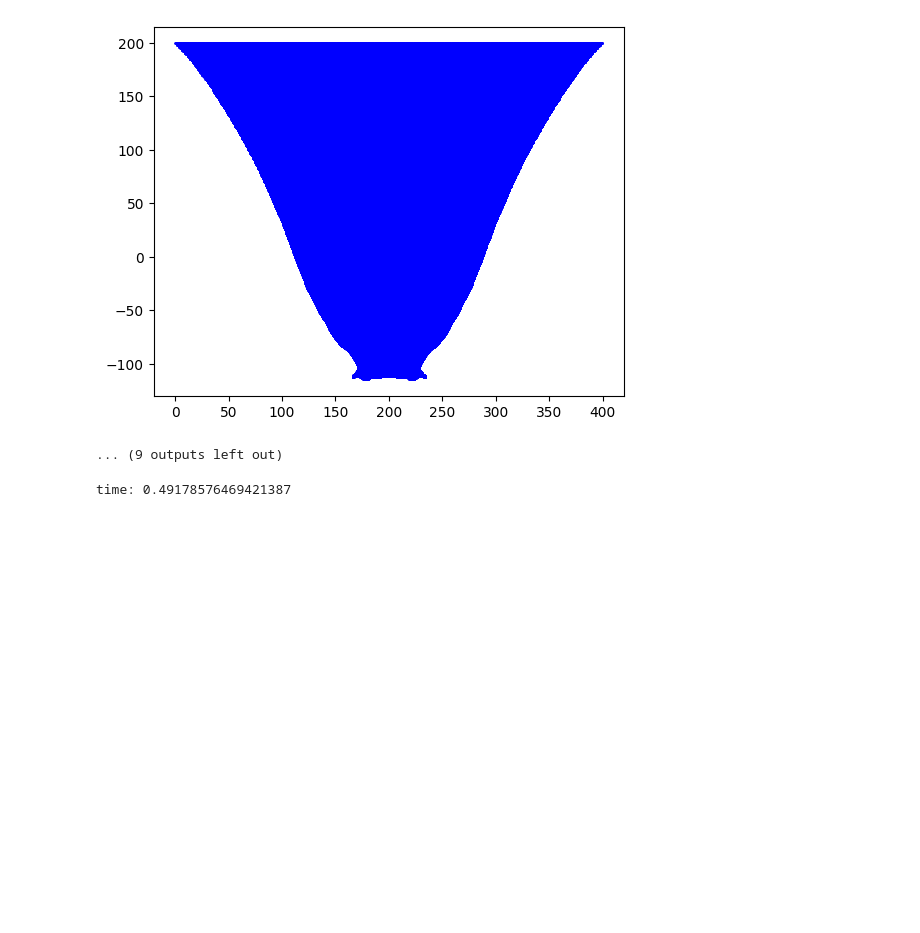
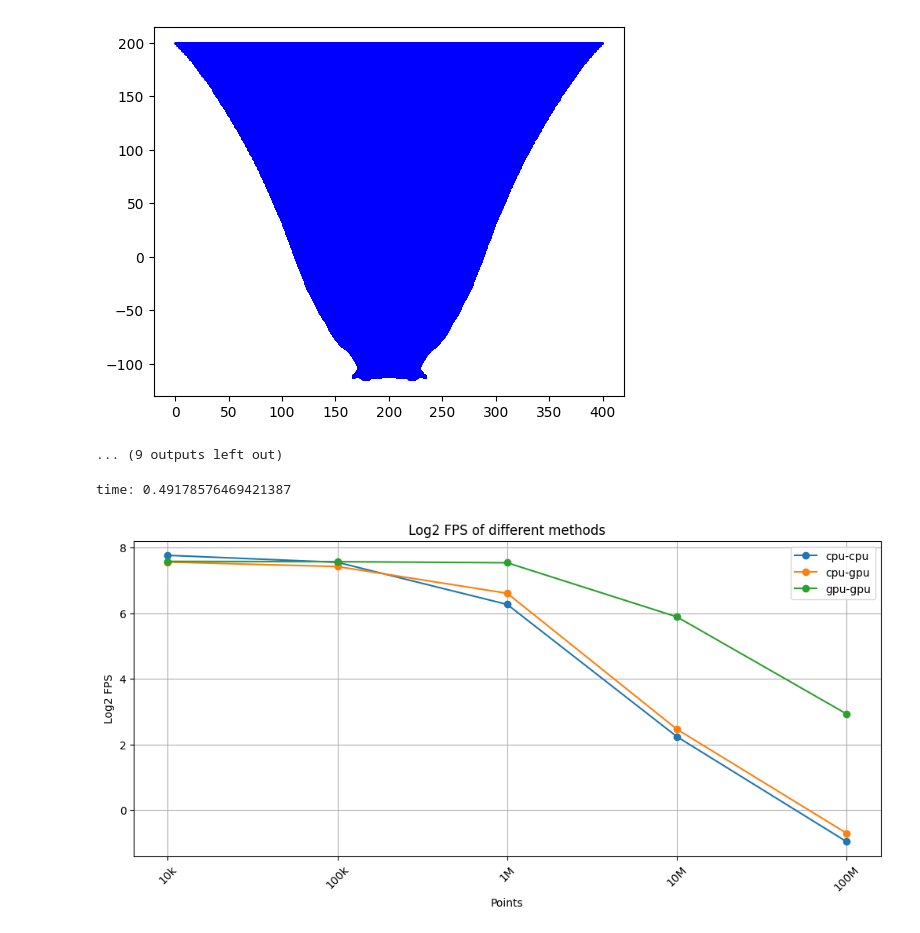
Before and after one commit to AndewNN/Realtime-PhysCG-Final-Project, a Jupyter notebook: 0.ipynb, the cells around one changed output. Drawn from its saved outputs; the diff is of its cells as text; code cells hidden in the pictures; blank space fills up the shorter version.

```diff
--- a/0.ipynb
+++ b/0.ipynb
@@ -171,3 +171,47 @@ for i in range(4000):
 print("time:", et-st)
 # %% [output]
 time: 0.49178576469421387
+# %%
+LOG_SCALE = True
+
+# calculate in cpu and draw in cpu
+cpu_cpu_fps = [217.5, 187.6, 77, 4.7, 0.51]
+# calculate in cpu and draw in gpu
+cpu_gpu_fps = [188.6, 171.6, 97.5, 5.5, 0.61]
+# calculate in gpu and draw in gpu
+gpu_fps =  [191.2, 190.2, 185.8, 59.2, 7.6]
+
+cpu_cpu_fps = np.array(cpu_cpu_fps)
+cpu_gpu_fps = np.array(cpu_gpu_fps)
+gpu_fps = np.array(gpu_fps)
+
+if LOG_SCALE:
+    cpu_cpu_fps = np.log2(cpu_cpu_fps)
+    cpu_gpu_fps = np.log2(cpu_gpu_fps)
+    gpu_fps = np.log2(gpu_fps)
+
+plt.figure(figsize=(10, 5))
+if LOG_SCALE:
+    plt.title('Log2 FPS of different methods')
+else:
+    plt.title('FPS of different methods')
+
+points = ["10k", "100k", "1M", "10M", "100M"]
+plt.plot(points, cpu_cpu_fps, label='cpu-cpu', marker='o')
+plt.plot(points, cpu_gpu_fps, label='cpu-gpu', marker='o')
+plt.plot(points, gpu_fps, label='gpu-gpu', marker='o')
+plt.legend()
+plt.grid()
+plt.xticks(rotation=45)
+plt.tight_layout()
+plt.savefig('fps.png')
+plt.xlabel('Points')
+
+if LOG_SCALE:
+    plt.ylabel('Log2 FPS')
+else:
+    plt.ylabel('FPS')
+
+plt.show()
+# %% [output]
+[figure, added]
```
Also changed, not shown: parts of 1 cell of this notebook, 4 other files.
